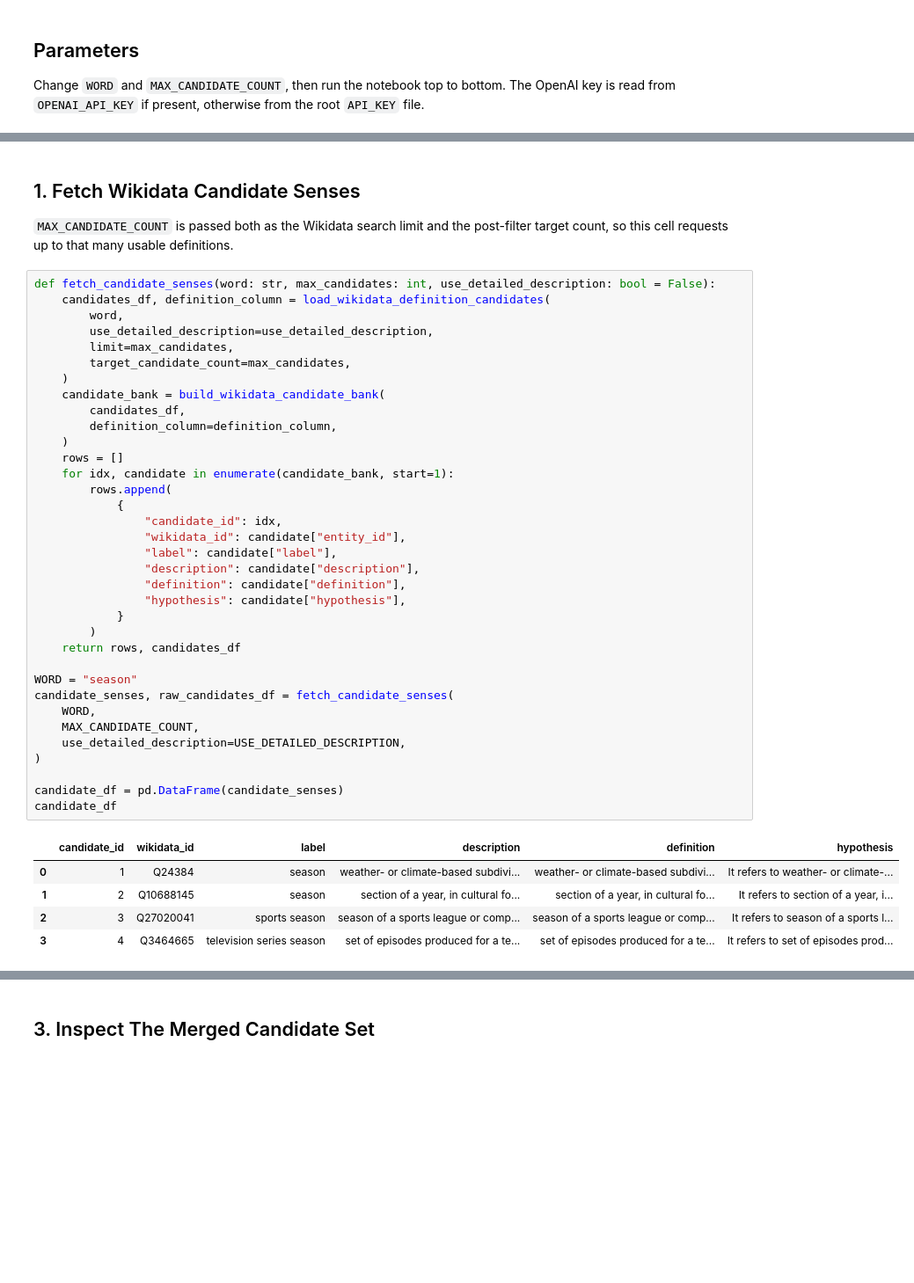
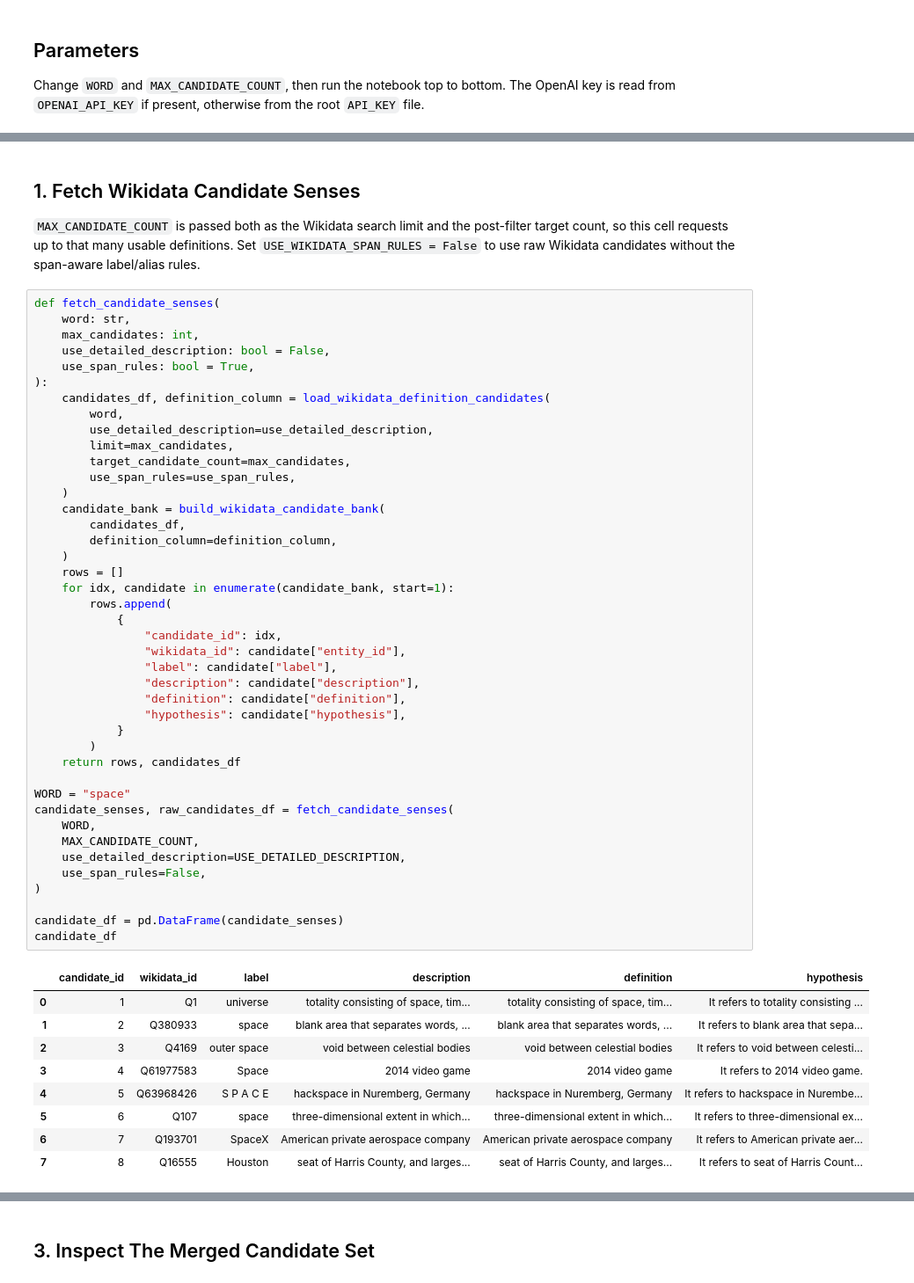
Before and after one commit to YxRicardo/LiteSemRAG, a Jupyter notebook: jupyter_notebooks/wikidata_llm_candidate_merge_experiment.ipynb, the cells around one changed output, grey strips where cells are left out. Shown at 88% size. Saved outputs shown, nothing was run; the diff lists cells and outputs as text; blank space fills up the shorter version.

```diff
--- a/jupyter_notebooks/wikidata_llm_candidate_merge_experiment.ipynb
+++ b/jupyter_notebooks/wikidata_llm_candidate_merge_experiment.ipynb
@@ -94,48 +95,59 @@ OpenAI base URL: (default)
 # %% [markdown]
 ## 1. Fetch Wikidata Candidate Senses
 
-`MAX_CANDIDATE_COUNT` is passed both as the Wikidata search limit and the post-filter target count, so this cell requests up to that many usable definitions.
+`MAX_CANDIDATE_COUNT` is passed both as the Wikidata search limit and the post-filter target count, so this cell requests up to that many usable definitions. Set `USE_WIKIDATA_SPAN_RULES = False` to use raw Wikidata candidates without the span-aware label/alias rules.
 # %%
-def fetch_candidate_senses(word: str, max_candidates: int, use_detailed_description: bool = False):
+def fetch_candidate_senses(
+    word: str,
+    max_candidates: int,
+    use_detailed_description: bool = False,
+    use_span_rules: bool = True,
+):
     candidates_df, definition_column = load_wikidata_definition_candidates(
         word,
         use_detailed_description=use_detailed_description,
         limit=max_candidates,
         target_candidate_count=max_candidates,
+        use_span_rules=use_span_rules,
     )
     candidate_bank = build_wikidata_candidate_bank(
         candidates_df,
         definition_column=definition_column,
     )
     rows = []
     for idx, candidate in enumerate(candidate_bank, start=1):
         rows.append(
             {
                 "candidate_id": idx,
                 "wikidata_id": candidate["entity_id"],
                 "label": candidate["label"],
                 "description": candidate["description"],
                 "definition": candidate["definition"],
                 "hypothesis": candidate["hypothesis"],
             }
         )
     return rows, candidates_df
 
-WORD = "season"
+WORD = "space"
 candidate_senses, raw_candidates_df = fetch_candidate_senses(
     WORD,
     MAX_CANDIDATE_COUNT,
     use_detailed_description=USE_DETAILED_DESCRIPTION,
+    use_span_rules=False,
 )
 
 candidate_df = pd.DataFrame(candidate_senses)
 candidate_df
 # %% [output]
 |  | candidate_id | wikidata_id | label | description | definition | hypothesis |
-| 0 | 1 | Q24384 | season | weather- or climate-based subdivi... | weather- or climate-based subdivi... | It refers to weather- or climate-... |
-| 1 | 2 | Q10688145 | season | section of a year, in cultural fo... | section of a year, in cultural fo... | It refers to section of a year, i... |
-| 2 | 3 | Q27020041 | sports season | season of a sports league or comp... | season of a sports league or comp... | It refers to season of a sports l... |
-| 3 | 4 | Q3464665 | television series season | set of episodes produced for a te... | set of episodes produced for a te... | It refers to set of episodes prod... |
+| 0 | 1 | Q1 | universe | totality consisting of space, tim... | totality consisting of space, tim... | It refers to totality consisting ... |
+| 1 | 2 | Q380933 | space | blank area that separates words, ... | blank area that separates words, ... | It refers to blank area that sepa... |
+| 2 | 3 | Q4169 | outer space | void between celestial bodies | void between celestial bodies | It refers to void between celesti... |
+| 3 | 4 | Q61977583 | Space | 2014 video game | 2014 video game | It refers to 2014 video game. |
+| 4 | 5 | Q63968426 | S P A C E | hackspace in Nuremberg, Germany | hackspace in Nuremberg, Germany | It refers to hackspace in Nurembe... |
+| 5 | 6 | Q107 | space | three-dimensional extent in which... | three-dimensional extent in which... | It refers to three-dimensional ex... |
+| 6 | 7 | Q193701 | SpaceX | American private aerospace company | American private aerospace company | It refers to American private aer... |
+| 7 | 8 | Q16555 | Houston | seat of Harris County, and larges... | seat of Harris County, and larges... | It refers to seat of Harris Count... |
 # %% [markdown]
 ## 2. Prompt The LLM To Merge Similar Senses
 
```
Also changed, not shown: parts of 6 cells of this notebook, 10 other files.
